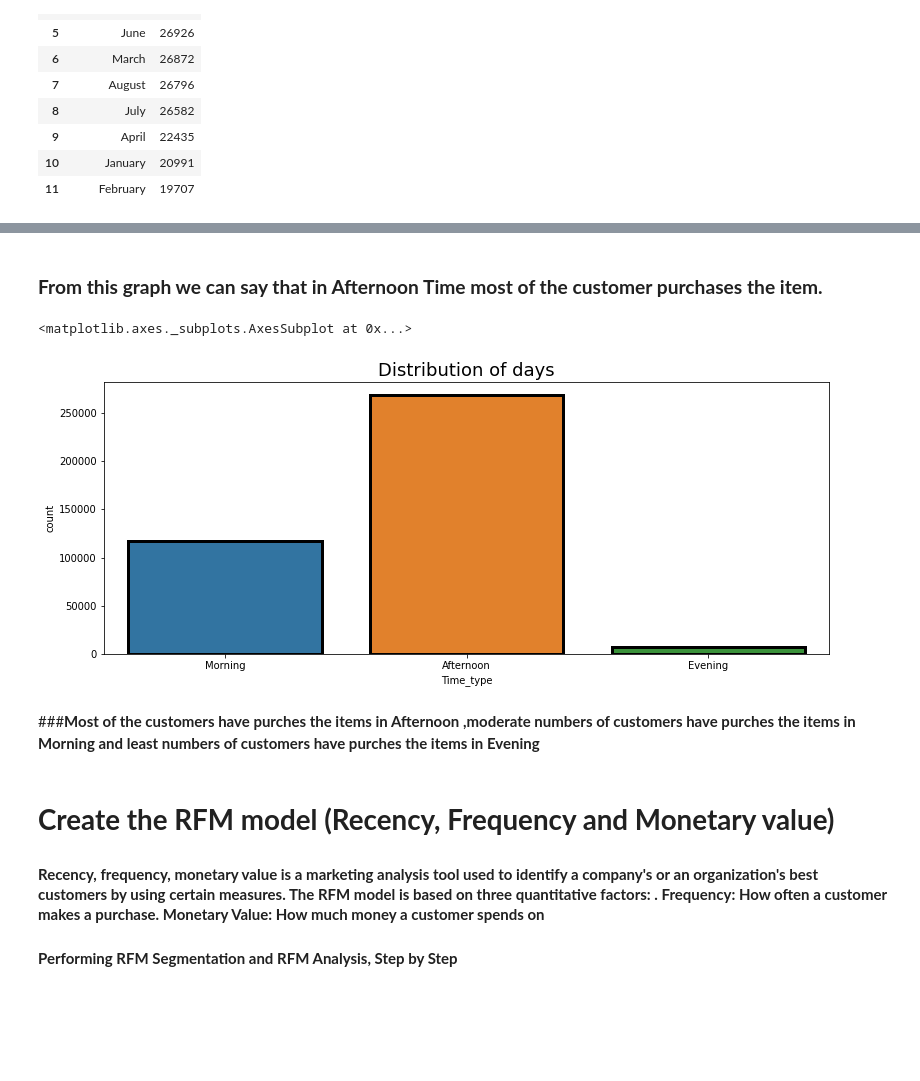
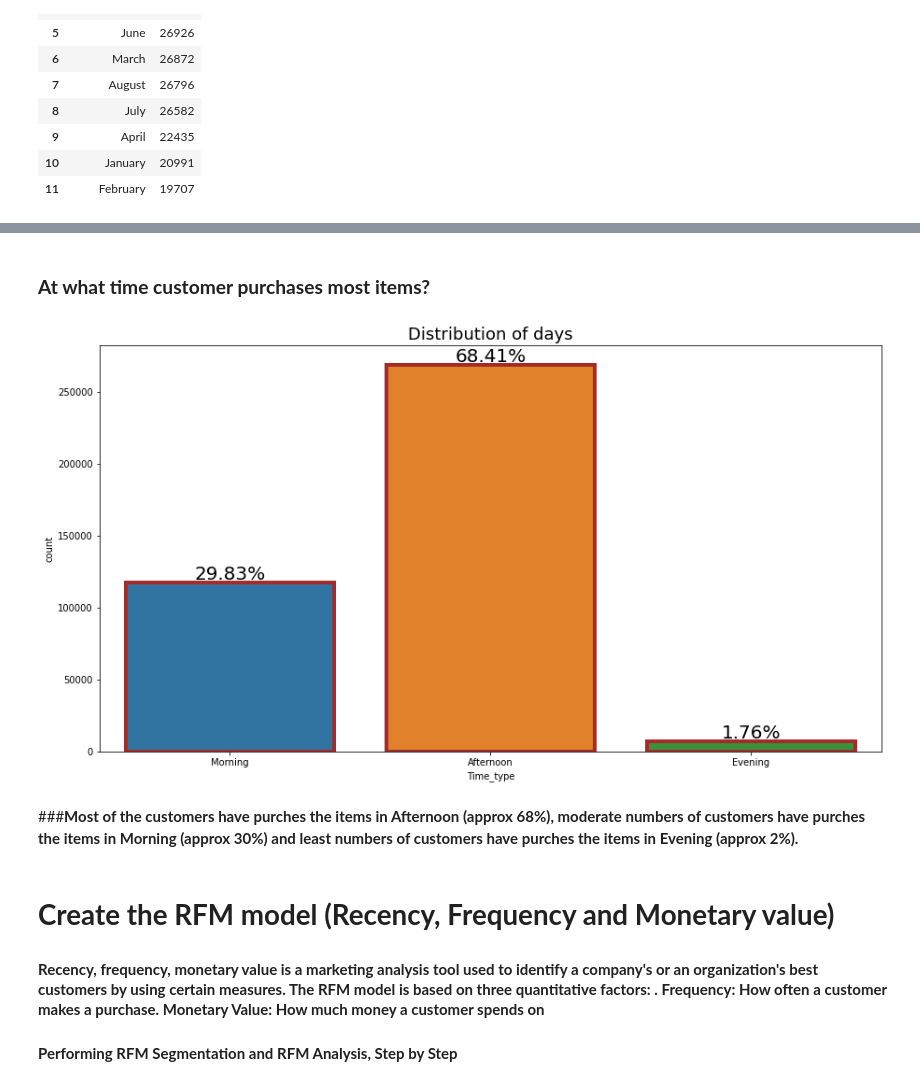
Before and after one commit to Malikarbaaz/Online_Retail_Customer_Segmentation, a Jupyter notebook: Online_Retail_Customer_Segmentation_Capstone_Project.ipynb, the cells around one changed output, grey strips where cells are left out. Drawn from its saved outputs; the diff is of its cells as text; code cells hidden in the pictures; blank space fills up the shorter version.

```diff
--- a/Online_Retail_Customer_Segmentation_Capstone_Project.ipynb
+++ b/Online_Retail_Customer_Segmentation_Capstone_Project.ipynb
@@ -398,0 +382,12 @@ sns.barplot(x= 'Day_Name', y='Count',data=day_df, edgecolor = 'black', lw=3)
+# %%
+# Barplot of the top 10 most repeatedly sold items
+fig, ax = plt.subplots(figsize = (18,8))
+sns.barplot(x='Description_Name',y='Count',data = product_df[:10], edgecolor = 'black',lw =4)
+plt.xlabel('Item Name', SIZE = 20)
+plt.ylabel('No. of times bought', SIZE = 20)
+plt.title('TOP 10 ITEMS REPEATEDLY SOLD', SIZE = 25)
+plt.tight_layout()
+plt.xticks(rotation = 90)   # by using xticks we rotate our column labels to 90 degree.
+for p in ax.patches:
+    height = p.get_height()
+    ax.text(p.get_x()+p.get_width()/2, height+30, '{:1.2f}''%'.format(height/df.shape[0]*100),ha = "center", SIZE = 18)
@@ -398,0 +428,12 @@ sns.barplot(x= 'Day_Name', y='Count',data=day_df, edgecolor = 'black', lw=3)
+# %%
+# Extracting new feature from Invoice Date
+df["InvoiceDate"] = pd.to_datetime(df["InvoiceDate"], format="%Y-%m-%d %H:%M")
+df['Day'] = df['InvoiceDate'].dt.day_name()        # gives the name of the days like monday,tuesday,...
+
+df["year"] = df["InvoiceDate"].apply(lambda x: x.year)
+df["month_num"] = df["InvoiceDate"].apply(lambda x: x.month)
+df["day_num"] = df["InvoiceDate"].apply(lambda x: x.day)
+df["hour"] = df["InvoiceDate"].apply(lambda x: x.hour)
+df["minute"] = df["InvoiceDate"].apply(lambda x: x.minute)
+df['Month']=df['InvoiceDate'].dt.month_name()  # Creating new feature Month which gives the month like january, february, etc.
+df[:10]
@@ -398,0 +469,8 @@ sns.barplot(x= 'Day_Name', y='Count',data=day_df, edgecolor = 'black', lw=3)
+# %%
+# Plot the number of shopping as per days
+fig, ax = plt.subplots(figsize = (15,8))
+plt.title('% of shopping as per Days', SIZE= 18)
+sns.barplot(x= 'Day_Name', y='Count',data=day_df, edgecolor = 'red', lw=3)
+for p in ax.patches:
+    height = p.get_height()
+    ax.text(p.get_x()+p.get_width()/2, height+800, '{:1.2f}''%'.format(height/df.shape[0]*100),ha = "center", SIZE = 18)
@@ -417,7 +501,10 @@ month_df
 | 11 | February | 19707 |
 # %%
 #same through visualization
-plt.figure(figsize=(15,8))
+fig, ax = plt.subplots(figsize = (15,8))
 sns.barplot(x='Month_Name',y='Count',data = month_df, edgecolor = 'black', lw=3)
 plt.title('MONTHLY PURCHASES', SIZE = 18)
+for p in ax.patches:
+    height = p.get_height()
+    ax.text(p.get_x()+p.get_width()/2, height+800, '{:1.2f}''%'.format(height/df.shape[0]*100),ha = "center", SIZE = 15)
 # %% [output]
@@ -462,26 +516,28 @@ Text(0.5, 1.0, 'Hour')
-# %% [markdown]
-### **From this graph we can say that in Afternoon Time most of the customer purchases the item.**
+# %% [markdown]
+### **At what time customer purchases most items?**
 # %%
 # distribution of days in Morining, Afternoon and Evening
 def time_type(time):
   if(time==6 or time==7 or time==8 or time==9 or time==10 or time==11):
     return 'Morning'
   elif(time==12 or time==13 or time==14 or time==15 or time==16 or time==17):
     return 'Afternoon'
   else:
     return 'Evening'
 
 df['Time_type']=df['hour'].apply(time_type)
 
 #Plotting distribute of day in Morining, Afternoon and Evening
-plt.figure(figsize=(13,5))
+fig, ax = plt.subplots(figsize = (15,8))
 plt.title('Distribution of days', SIZE = 18)
-sns.countplot(x='Time_type',data=df,  edgecolor = 'black', lw=3)
+sns.countplot(x='Time_type',data=df,  edgecolor = 'brown', lw=4)
+for p in ax.patches:
+    height = p.get_height()
+    ax.text(p.get_x()+p.get_width()/2, height+2000, '{:1.2f}''%'.format(height/df.shape[0]*100),ha = "center", SIZE = 20)
 # %% [output]
-<matplotlib.axes._subplots.AxesSubplot at 0x...>
-[figure, old version]
+[figure, new version]
 # %% [markdown]
-###**Most of the customers have purches the items in Afternoon ,moderate numbers of customers have purches the items in Morning and least numbers of customers have purches the items in Evening**
+###**Most of the customers have purches the items in Afternoon (approx 68%), moderate numbers of customers have purches the items in Morning (approx 30%) and least numbers of customers have purches the items in Evening (approx 2%).**
 # %% [markdown]
 # **Create the RFM model (Recency, Frequency and Monetary value)**
 
```
Also changed, not shown: parts of 116 cells of this notebook.
